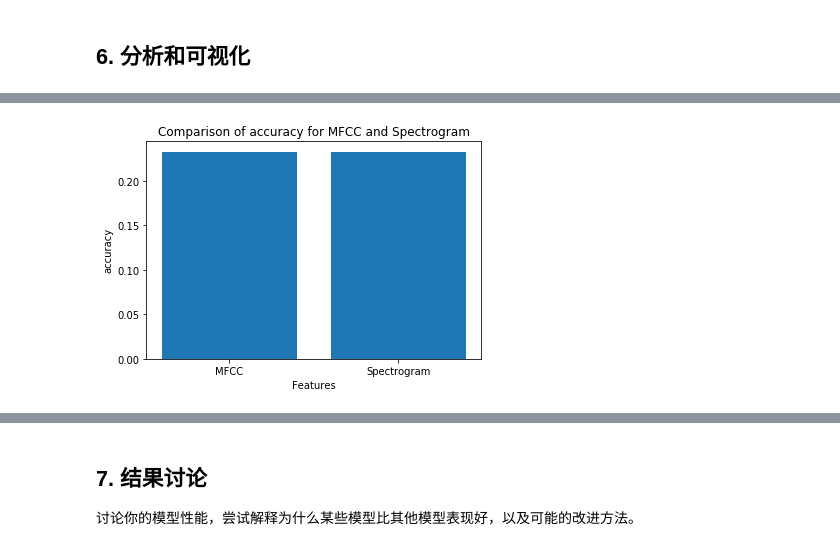
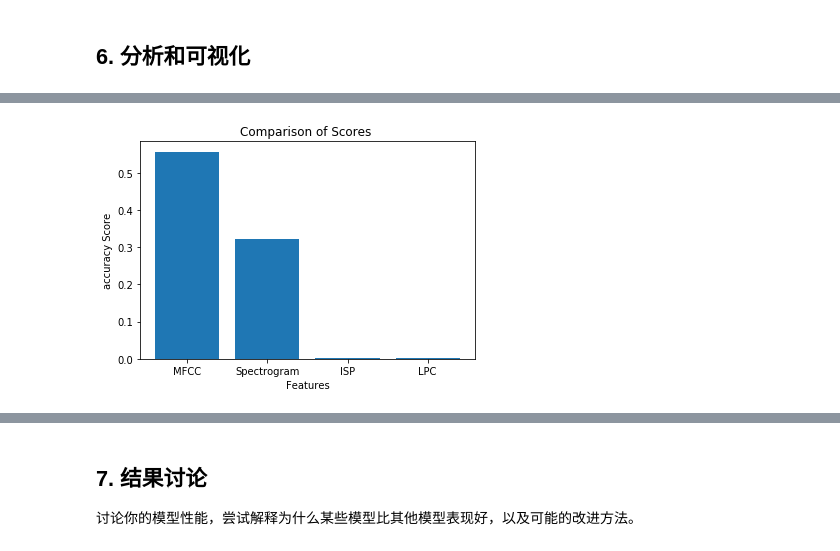
Before and after one commit to xubinrui/ASR-group, a Jupyter notebook: experiment_2/experiment_2.ipynb, the cells around one changed output, grey strips where cells are left out. Cells and saved outputs as stored; diff of their text form; code cells hidden in the pictures.

```diff
--- a/experiment_2/experiment_2.ipynb
+++ b/experiment_2/experiment_2.ipynb
@@ -670,7 +671,7 @@ softmax_classifier_spectrogram = LogisticRegression(multi_class='multinomial', s
 softmax_classifier_spectrogram.fit(train_spectrogram , train_labels)
 predictions_spectrogram = softmax_classifier_spectrogram.predict(test_spectrogram)
 print(predictions_spectrogram)
-accuracy_spectrogram = accuracy_score(test_labels, predictions_spectrogram)
+accuracy_spectrogram_LogisticRegression = accuracy_score(test_labels, predictions_spectrogram)
 
-print("准确率：", accuracy_spectrogram)
+print("准确率：", accuracy_spectrogram_LogisticRegression)
 # %% [output]
@@ -705,6 +706,6 @@ softmax_classifier_lpc .fit(train_lpc, train_labels)
 predictions_lpc = softmax_classifier_lpc .predict(test_lpc )
 print(predictions_lpc)
 # 计算准确率并评估模型性能
-accuracy_lpc = accuracy_score(test_labels, predictions_lpc)
-print("准确率：", accuracy_lpc)
+accuracy_lpc_LogisticRegression = accuracy_score(test_labels, predictions_lpc)
+print("准确率：", accuracy_lpc_LogisticRegression)
 # %% [output]
@@ -743,8 +744,8 @@ softmax_classifier_lsp  .fit(train_lsp_adjusted , train_labels)
 predictions_lsp = softmax_classifier_lsp .predict(test_lsp_adjusted )
 print(predictions_lsp)
 # 计算准确率并评估模型性能
-accuracy_lsp  = accuracy_score(test_labels, predictions_lsp)
-print("准确率：", accuracy_lsp)
+accuracy_lsp_LogisticRegression  = accuracy_score(test_labels, predictions_lsp)
+print("准确率：", accuracy_lsp_LogisticRegression)
 # %% [output]
 STOP: TOTAL NO. of ITERATIONS REACHED LIMIT.
 
@@ -778,16 +792,16 @@ RuntimeError: mat1 and mat2 shapes cannot be multiplied (64x1025 and 30x80)
 # %%
 ## 请使用matplotlib等可视化库对你的实验结果进行可视化分析。
 ## 包括但不限于准确率的对比、错误分类的分析、特征的影响等。
 import matplotlib.pyplot as plt
 # 定义特征和轮廓系数
-features = ['MFCC', 'Spectrogram']
-scores = [accuracy_mfcc,accuracy_spectrogram ]
+features = ['MFCC', 'Spectrogram','lSP','LPC']
+scores = [accuracy_mfcc_LogisticRegression, accuracy_spectrogram_LogisticRegression,accuracy_lsp_LogisticRegression,accuracy_lpc_LogisticRegression]
 
 # 绘制柱状图
 plt.bar(features, scores)
 plt.xlabel('Features')
-plt.ylabel('accuracy')
-plt.title('Comparison of accuracy for MFCC and Spectrogram')
+plt.ylabel('accuracy Score')
+plt.title('Comparison of Scores ')
 plt.show()
 # %% [output]
-[figure, old version]
+[figure, new version]
```
Also changed, not shown: parts of 10 cells of this notebook.
